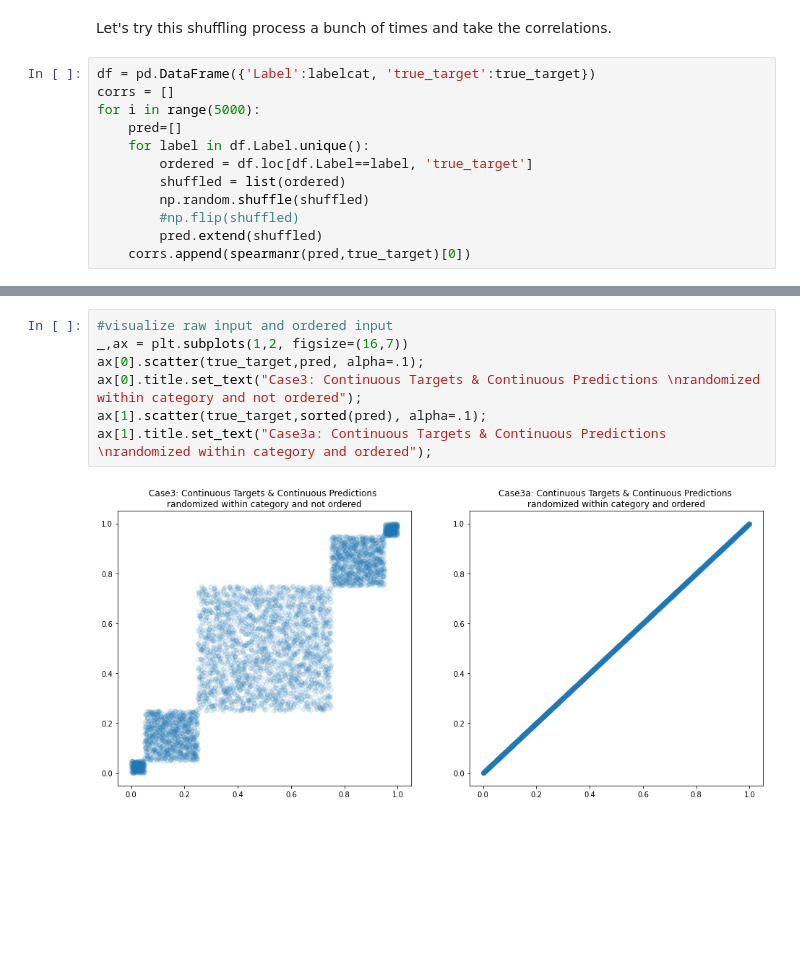
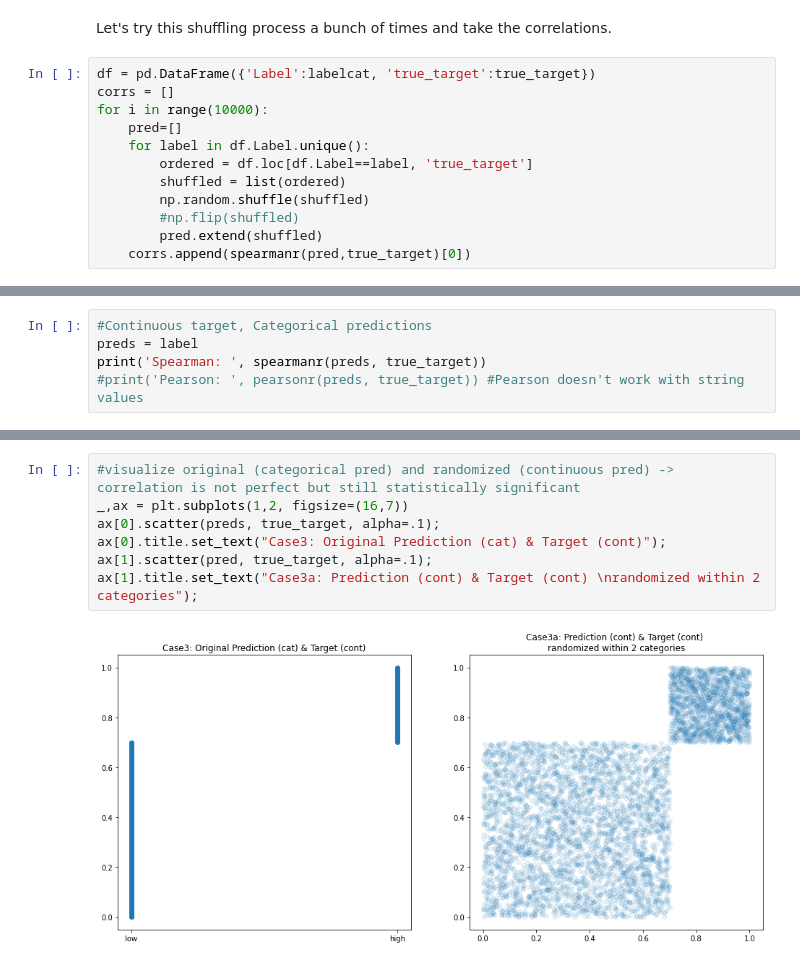
Before and after one commit to anyaconda/myStats, a Jupyter notebook: mySpearmanSimulation.ipynb, the cells around one changed output, grey strips where cells are left out. Drawn from its saved outputs; the diff is of its cells as text; blank space fills up the shorter version.

Commit message:
Colab. Spearman Simulation.  Fix: Spearman correlation analysis - not sorted, ranked.

```diff
--- a/mySpearmanSimulation.ipynb
+++ b/mySpearmanSimulation.ipynb
@@ -214,7 +342,7 @@ Let's try this shuffling process a bunch of times and take the correlations.
 # %%
 df = pd.DataFrame({'Label':labelcat, 'true_target':true_target})
 corrs = []
-for i in range(5000):
+for i in range(10000):
     pred=[]
     for label in df.Label.unique():
         ordered = df.loc[df.Label==label, 'true_target']
@@ -243,0 +384,5 @@ What happens if we try to get the correlation with only five values? Basically,
+# %%
+#Continuous target, Categorical predictions
+preds = label
+print('Spearman: ', spearmanr(preds, true_target))
+#print('Pearson: ', pearsonr(preds, true_target)) #Pearson doesn't work with string values
@@ -244,9 +433,9 @@ What happens if we try to get the correlation with only five values? Basically,
 # %%
-#visualize raw input and ordered input
+#visualize original (categorical pred) and randomized (continuous pred) -> correlation is not perfect but still statistically significant
 _,ax = plt.subplots(1,2, figsize=(16,7))
-ax[0].scatter(true_target,pred, alpha=.1);
-ax[0].title.set_text("Case3: Continuous Targets & Continuous Predictions \nrandomized within category and not ordered");
-ax[1].scatter(true_target,sorted(pred), alpha=.1);
-ax[1].title.set_text("Case3a: Continuous Targets & Continuous Predictions \nrandomized within category and ordered");
+ax[0].scatter(preds, true_target, alpha=.1);
+ax[0].title.set_text("Case3: Original Prediction (cat) & Target (cont)");
+ax[1].scatter(pred, true_target, alpha=.1);
+ax[1].title.set_text("Case3a: Prediction (cont) & Target (cont) \nrandomized within 2 categories");
 # %% [output]
-[figure, old version]
+[figure, new version]
```
Also changed, not shown: parts of 62 cells of this notebook.
